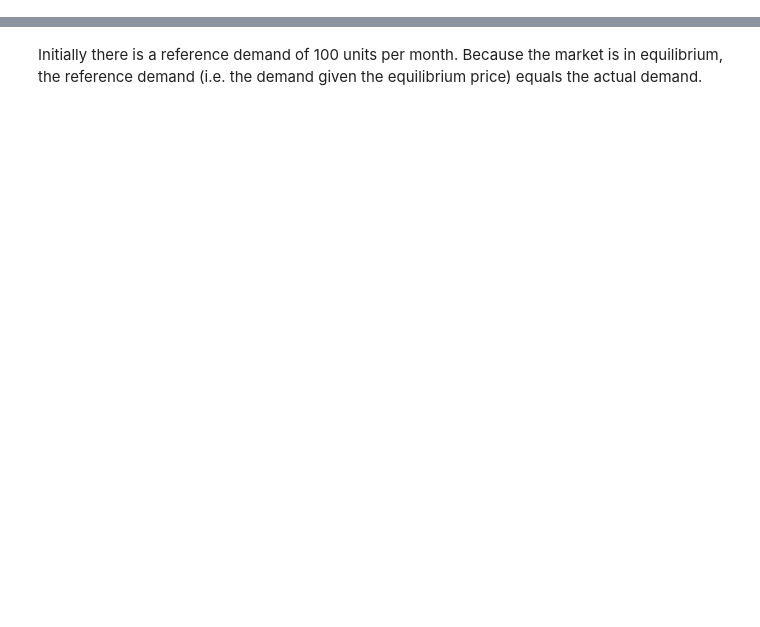
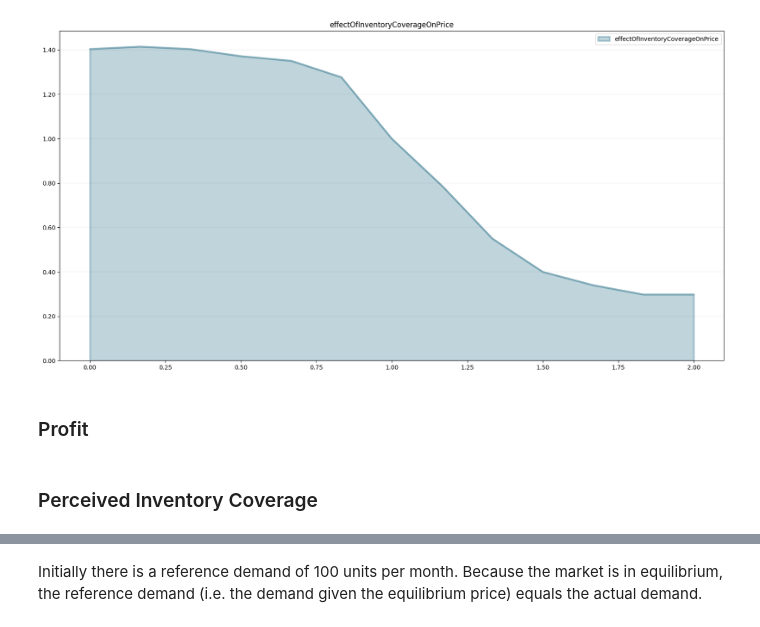
Before and after one commit to transentis/bptk_py_tutorial, a Jupyter notebook: model_library/competitive_pricing/competitive_pricing_dynamics.ipynb, the cells around one changed output, grey strips where cells are left out. Drawn from its saved outputs; the diff is of its cells as text; code cells hidden in the pictures; blank space fills up the shorter version.

```diff
--- a/model_library/competitive_pricing/competitive_pricing_dynamics.ipynb
+++ b/model_library/competitive_pricing/competitive_pricing_dynamics.ipynb
@@ -181,0 +269,22 @@ The equilibrium price for our product is set at EUR 3. This is equal to both the
+# %%
+model.points["effectOfInventoryCoverageOnPrice"] = [
+    [0.0,1.404],
+    [0.167,1.415],
+    [0.333,1.404],
+    [0.5,1.372],
+    [0.667,1.351],
+    [0.833,1.277],
+    [1.0,1.0],
+    [1.167,0.787],
+    [1.333,0.550],
+    [1.5,0.4],
+    [1.667,0.34],
+    [1.833,0.298],
+    [2.0,0.298]
+]
+# %%
+model.plot_lookup("effectOfInventoryCoverageOnPrice")
+# %% [output]
+[figure, added]
+# %% [markdown]
+### Profit
@@ -181,0 +300,2 @@ The equilibrium price for our product is set at EUR 3. This is equal to both the
+# %% [markdown]
+### Perceived Inventory Coverage
```
Also changed, not shown: parts of 149 cells of this notebook, 32 other files.
